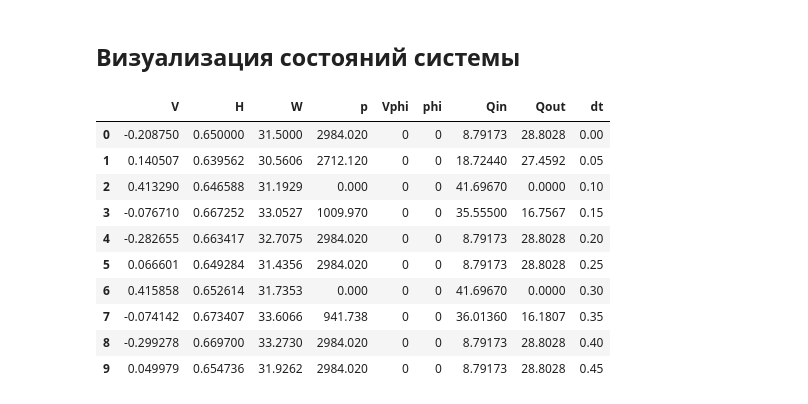
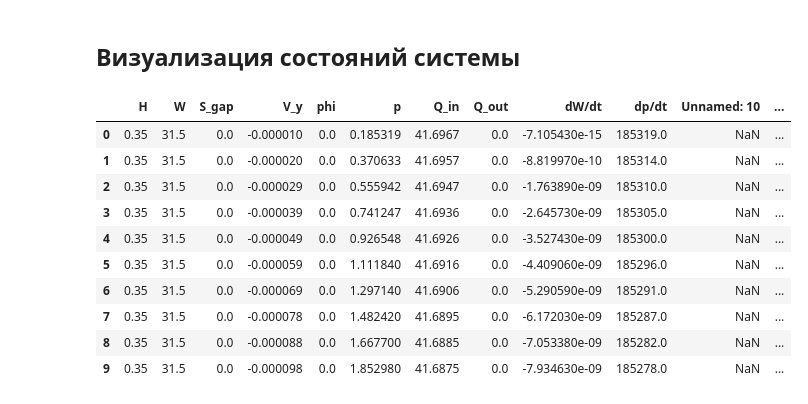
Before and after one commit to shustrov38/jubilant-bassoon, a Jupyter notebook: scripts/approx.ipynb, the cells around one changed output. Saved outputs shown, nothing was run; the diff lists cells and outputs as text; code cells hidden in the pictures.

```diff
--- a/scripts/approx.ipynb
+++ b/scripts/approx.ipynb
@@ -33,8 +34,10 @@ ROOT_PATH = Path('./..')
 
 LATEX_PATH = ROOT_PATH / 'paper'
 
+RESOURCES_PATH = ROOT_PATH / 'resources'
+
 CPP_BUILD_PATH = ROOT_PATH / 'build'
-STATES_CVS_PATH = CPP_BUILD_PATH / 'states.csv'
+STATES_CVS_PATH = RESOURCES_PATH / 'sim_1.csv'
 # %% [markdown]
 # Расходно напорная характеристика
 # %%
@@ -122,22 +125,22 @@ plt.plot();
 # %% [markdown]
 ## Визуализация состояний системы
 # %%
-SIMULATION_DT = 0.05
+SIMULATION_DT = 1e-6
 
-df = pd.read_csv(STATES_CVS_PATH)
+df = pd.read_csv(STATES_CVS_PATH, delimiter='\t')
 df['dt'] = df.index * SIMULATION_DT
 df.head(10)
 # %% [output]
-|  | V | H | W | p | Vphi | phi | Qin | Qout | dt |
-| 0 | -0.208750 | 0.650000 | 31.5000 | 2984.020 | 0 | 0 | 8.79173 | 28.8028 | 0.00 |
-| 1 | 0.140507 | 0.639562 | 30.5606 | 2712.120 | 0 | 0 | 18.72440 | 27.4592 | 0.05 |
-| 2 | 0.413290 | 0.646588 | 31.1929 | 0.000 | 0 | 0 | 41.69670 | 0.0000 | 0.10 |
-| 3 | -0.076710 | 0.667252 | 33.0527 | 1009.970 | 0 | 0 | 35.55500 | 16.7567 | 0.15 |
-| 4 | -0.282655 | 0.663417 | 32.7075 | 2984.020 | 0 | 0 | 8.79173 | 28.8028 | 0.20 |
-| 5 | 0.066601 | 0.649284 | 31.4356 | 2984.020 | 0 | 0 | 8.79173 | 28.8028 | 0.25 |
-| 6 | 0.415858 | 0.652614 | 31.7353 | 0.000 | 0 | 0 | 41.69670 | 0.0000 | 0.30 |
-| 7 | -0.074142 | 0.673407 | 33.6066 | 941.738 | 0 | 0 | 36.01360 | 16.1807 | 0.35 |
-| 8 | -0.299278 | 0.669700 | 33.2730 | 2984.020 | 0 | 0 | 8.79173 | 28.8028 | 0.40 |
-| 9 | 0.049979 | 0.654736 | 31.9262 | 2984.020 | 0 | 0 | 8.79173 | 28.8028 | 0.45 |
+|  | H | W | S_gap | V_y | phi | p | Q_in | Q_out | dW/dt | dp/dt | Unnamed: 10 | ... |
+| 0 | 0.35 | 31.5 | 0.0 | -0.000010 | 0.0 | 0.185319 | 41.6967 | 0.0 | -7.105430e-15 | 185319.0 | NaN | ... |
+| 1 | 0.35 | 31.5 | 0.0 | -0.000020 | 0.0 | 0.370633 | 41.6957 | 0.0 | -8.819970e-10 | 185314.0 | NaN | ... |
+| 2 | 0.35 | 31.5 | 0.0 | -0.000029 | 0.0 | 0.555942 | 41.6947 | 0.0 | -1.763890e-09 | 185310.0 | NaN | ... |
+| 3 | 0.35 | 31.5 | 0.0 | -0.000039 | 0.0 | 0.741247 | 41.6936 | 0.0 | -2.645730e-09 | 185305.0 | NaN | ... |
+| 4 | 0.35 | 31.5 | 0.0 | -0.000049 | 0.0 | 0.926548 | 41.6926 | 0.0 | -3.527430e-09 | 185300.0 | NaN | ... |
+| 5 | 0.35 | 31.5 | 0.0 | -0.000059 | 0.0 | 1.111840 | 41.6916 | 0.0 | -4.409060e-09 | 185296.0 | NaN | ... |
+| 6 | 0.35 | 31.5 | 0.0 | -0.000069 | 0.0 | 1.297140 | 41.6906 | 0.0 | -5.290590e-09 | 185291.0 | NaN | ... |
+| 7 | 0.35 | 31.5 | 0.0 | -0.000078 | 0.0 | 1.482420 | 41.6895 | 0.0 | -6.172030e-09 | 185287.0 | NaN | ... |
+| 8 | 0.35 | 31.5 | 0.0 | -0.000088 | 0.0 | 1.667700 | 41.6885 | 0.0 | -7.053380e-09 | 185282.0 | NaN | ... |
+| 9 | 0.35 | 31.5 | 0.0 | -0.000098 | 0.0 | 1.852980 | 41.6875 | 0.0 | -7.934630e-09 | 185278.0 | NaN | ... |
 # %%
 fig, ax = plt.subplots()
```
Also changed, not shown: parts of 3 cells of this notebook, 5 other files.
